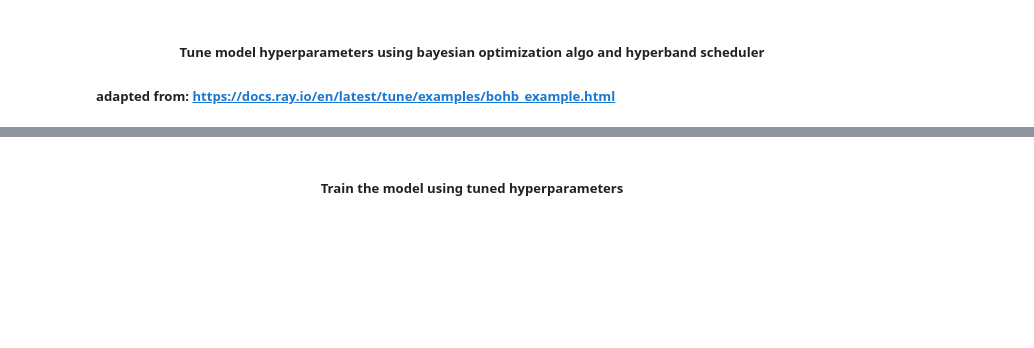
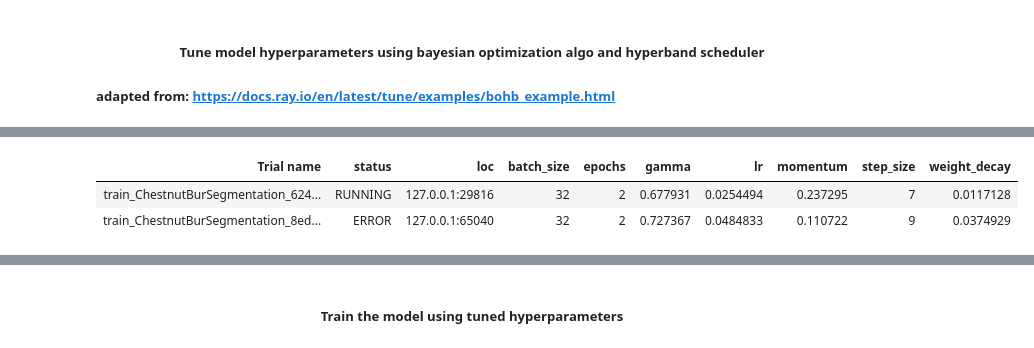
Before and after one commit to ZackLoken/Savanna-Institute-Image-Analysis, a Jupyter notebook: Drone-based_Chestnut_Detection/ChestnutBur_Segmentation_MaskRCNN_PyTorch.ipynb, the cells around one changed output, grey strips where cells are left out. Drawn from its saved outputs; the diff is of its cells as text; code cells hidden in the pictures; blank space fills up the shorter version.

```diff
--- a/Drone-based_Chestnut_Detection/ChestnutBur_Segmentation_MaskRCNN_PyTorch.ipynb
+++ b/Drone-based_Chestnut_Detection/ChestnutBur_Segmentation_MaskRCNN_PyTorch.ipynb
@@ -340,20 +313,3 @@ num_samples = 100
-# %%
-tuner = tune.Tuner(
-    objective,
-    tune_config=tune.TuneConfig(
-        metric="mean_loss",
-        mode="min",
-        search_alg=algo,
-        scheduler=scheduler,
-        num_samples=num_samples,
-    ),
-    run_config=train.RunConfig(
-        name="bohb_exp",
-        stop={"training_iteration": 100},
-    ),
-    param_space=search_space,
-)
-results = tuner.fit()
 # %%
 # store indices in random order list for subsetting later
 indices = torch.randperm(len(sample_ds)).tolist()
@@ -434,0 +416,77 @@ def train_ChestnutBurSegmentation(search_space, indices):
+# %%
+torch.cuda.empty_cache()
+
+def main(num_samples, indices):
+    search_space = CS.ConfigurationSpace()
+    search_space.add_hyperparameter(
+        CS.Constant("epochs", 2)
+    )
+    search_space.add_hyperparameter(
+        CS.UniformFloatHyperparameter("lr", lower=0.00009, upper=0.1)
+    )
+    search_space.add_hyperparameter(
+        CS.UniformFloatHyperparameter("momentum", lower=0.00001, upper=0.99)
+    )
+    search_space.add_hyperparameter(
+        CS.UniformFloatHyperparameter("weight_decay", lower=0.00001, upper=0.99)
+    )
+    search_space.add_hyperparameter(
+        CS.UniformIntegerHyperparameter("step_size", lower=1, upper=15)
+    )
+    search_space.add_hyperparameter(
+        CS.UniformFloatHyperparameter("gamma", lower=0.00001, upper=0.99)
+    )
+    search_space.add_hyperparameter(
+        CS.CategoricalHyperparameter("batch_size", choices=[2, 4, 8, 16, 32])
+    )
+
+    algo = TuneBOHB(
+        space=search_space,
+        metric="mAP_50",
+        mode="max",
+    )
+    algo = tune.search.ConcurrencyLimiter(algo, max_concurrent=4)
+    scheduler = HyperBandForBOHB(
+        time_attr="training_iteration",
+        max_t=search_space.get_hyperparameter("epochs").default_value,
+        reduction_factor=4,
+        stop_last_trials=False,
+    )
+
+    tuner = tune.Tuner(
+        tune.with_resources(
+            tune.with_parameters(train_ChestnutBurSegmentation, indices=indices),
+            resources = {"cpu": 12, "gpu": 0.25},
+        ),
+        run_config=train.RunConfig(
+            name="bohb_exp",
+            storage_path='C:/Users/exx/Documents/GitHub/Savanna-Institute/Drone-based_Chestnut_Detection/ray_results',
+            stop={"training_iteration": search_space["epochs"]}
+        ),
+        tune_config = tune.TuneConfig(
+            metric = "mAP_50",
+            mode = "max",
+            search_alg = algo,
+            scheduler = scheduler,
+            num_samples = num_samples,
+            time_budget_s=600000,
+            trial_dirname_creator=trial_dirname_creator
+        ),
+    )
+
+    results = tuner.fit()
+
+    best_result = results.get_best_result("mAP_50", "max")
+
+    print("Best trial config: {}".format(best_result.config))
+    print("Best trial final training loss: {}".format(best_result.metrics["train_loss"]))
+    print("Best trial final validation mAP_50: {}".format(best_result.metrics["mAP_50"]))
+    print("Best trial final validation mAR_100: {}".format(best_result.metrics["mAR_100"]))
+
+    test_best_model(best_result, indices)
+
+    return best_result
+
+if __name__ == "__main__":
+    best_trial = main(num_samples = 10, indices = indices)
+# %% [output]
@@ -434,0 +509,3 @@ def train_ChestnutBurSegmentation(search_space, indices):
+| Trial name | status | loc | batch_size | epochs | gamma | lr | momentum | step_size | weight_decay |
+| train_ChestnutBurSegmentation_624... | RUNNING | 127.0.0.1:29816 | 32 | 2 | 0.677931 | 0.0254494 | 0.237295 | 7 | 0.0117128 |
+| train_ChestnutBurSegmentation_8ed... | ERROR | 127.0.0.1:65040 | 32 | 2 | 0.727367 | 0.0484833 | 0.110722 | 9 | 0.0374929 |
```
Also changed, not shown: parts of 17 cells of this notebook.
